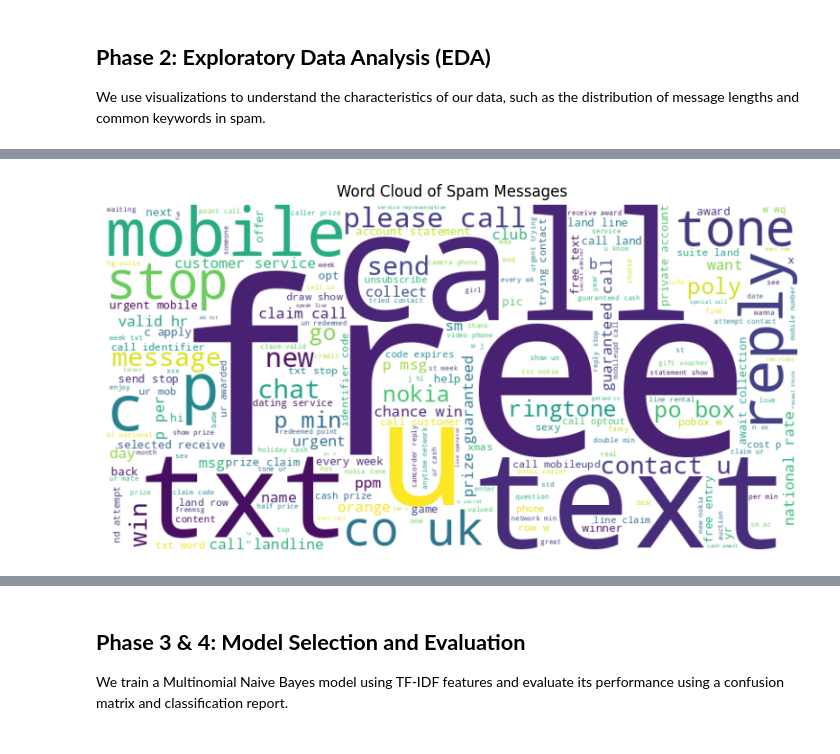
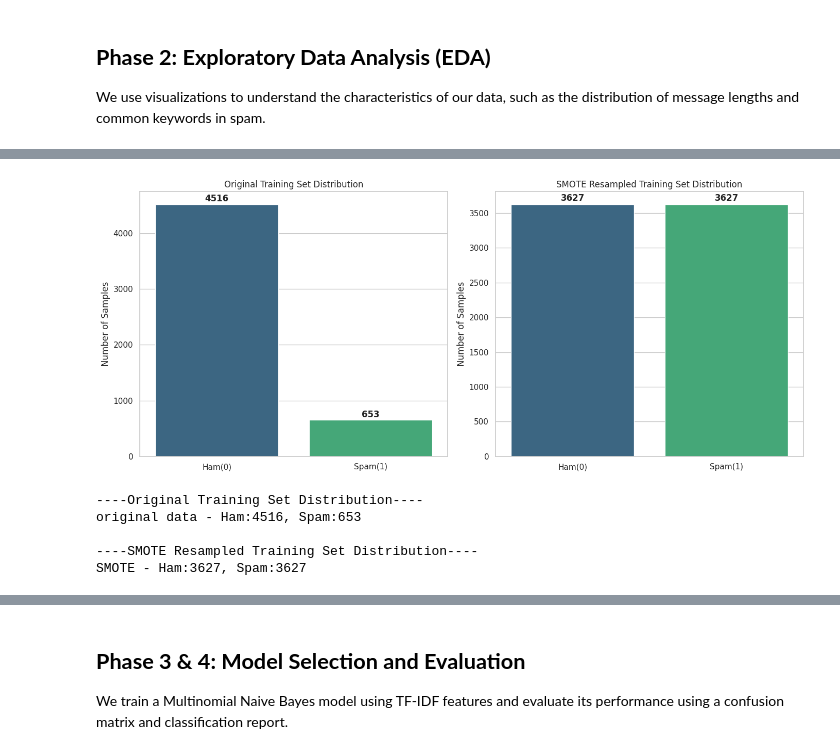
Before and after one commit to niuniu1fly-blip/spam-classification, a Jupyter notebook: “spam_classification_project_ipynb”.ipynb, the cells around one changed output, grey strips where cells are left out. Cells and saved outputs as stored; diff of their text form; code cells hidden in the pictures.

```diff
--- a/“spam_classification_project_ipynb”.ipynb
+++ b/“spam_classification_project_ipynb”.ipynb
@@ -84,0 +113,7 @@ Phase 1 完成：数据已清洗。
+# %%
+#划分数据集
+X_train, X_test, y_train, y_test = train_test_split(X_tfidf, y, test_size=0.2, random_state=42)
+# %%
+#smote
+smote = SMOTE(random_state=42)
+X_train_res, y_train_res = smote.fit_resample(X_train, y_train)
@@ -98,12 +130,0 @@ plt.show()
-# %%
-#creat a length column
-df['length'] = df['text'].apply(len)
-#draw a histogram
-plt.hist(df[df['label']=='spam']['length'], bins=50, alpha=0.7, label='spam')
-plt.hist(df[df['label']=='ham']['length'], bins=50, alpha=0.7, label='ham')
-
-plt.title('Distribution of Message Length')
-plt.xlabel('Message Length')
-plt.ylabel('Frequency')
-plt.legend
-plt.show()
@@ -112,14 +131,39 @@ plt.show()
-# %%
-#merge all spam texts
-spam_text = ' '.join(df[df['label']=='spam']['clean_text'])
-
-#generate a word cloud(spam)
-spam_wc = WordCloud(width=800, height=400, background_color='white').generate(spam_text)
-
-plt.figure(figsize=(10,5))
-plt.imshow(spam_wc, interpolation='bilinear')
-plt.axis('off')
-plt.title('Word Cloud of Spam Messages')
-plt.show()
-# %% [output]
-[figure, removed]
+# %%
+#统计原始数据数量
+original_counts = df['label'].value_counts()
+# Removed y_train.value_counts().sort_index() as its output was not used.
+#统计SMOTE处理后的数据数量
+resampled_counts = pd.Series(y_train_res).value_counts().sort_index()
+#绘图对比
+fig,axes = plt.subplots(1,2,figsize=(14,6))
+#图1：原始训练集分布
+sns.barplot(x=['Ham(0)', 'Spam(1)'], y=original_counts.values, ax=axes[0], hue=['Ham(0)', 'Spam(1)'], palette='viridis', legend=False)
+axes[0].set_title('Original Training Set Distribution')
+axes[0].set_ylabel('Number of Samples') # Corrected 'ylable' to 'ylabel'
+#在柱状图上标注数值
+for i, v in enumerate(original_counts.values):
+    axes[0].text(i, v + 50, str(v),ha='center', fontweight='bold')
+#图2：SMOTE处理后分布
+sns.barplot(x=['Ham(0)','Spam(1)'],y=resampled_counts.values,ax=axes[1],hue=['Ham(0)', 'Spam(1)'], palette='viridis', legend=False)
+axes[1].set_title('SMOTE Resampled Training Set Distribution')
+axes[1].set_ylabel('Number of Samples') # Corrected 'ylable' to 'ylabel'
+#在柱状图上标注数值
+for i, v in enumerate(resampled_counts.values):
+    axes[1].text(i, v + 50, str(v),ha='center', fontweight='bold') # Corrected to axes[1] and resampled_counts.values
+plt.tight_layout()
+plt.show()
+#打印具体的数量变化
+print("----Original Training Set Distribution----")
+# 使用 .iloc[0] 明确表示按位置取第一个值
+print(f"original data - Ham:{original_counts.iloc[0]}, Spam:{original_counts.iloc[1]}")
+
+print("\n----SMOTE Resampled Training Set Distribution----")
+# 或者使用 .values[0] 效果一样，更加稳健
+print(f"SMOTE - Ham:{resampled_counts.values[0]}, Spam:{resampled_counts.values[1]}")
+# %% [output]
+[figure, added]
+----Original Training Set Distribution----
+original data - Ham:4516, Spam:653
+
+----SMOTE Resampled Training Set Distribution----
+SMOTE - Ham:3627, Spam:3627
```
Also changed, not shown: parts of 20 cells of this notebook.
